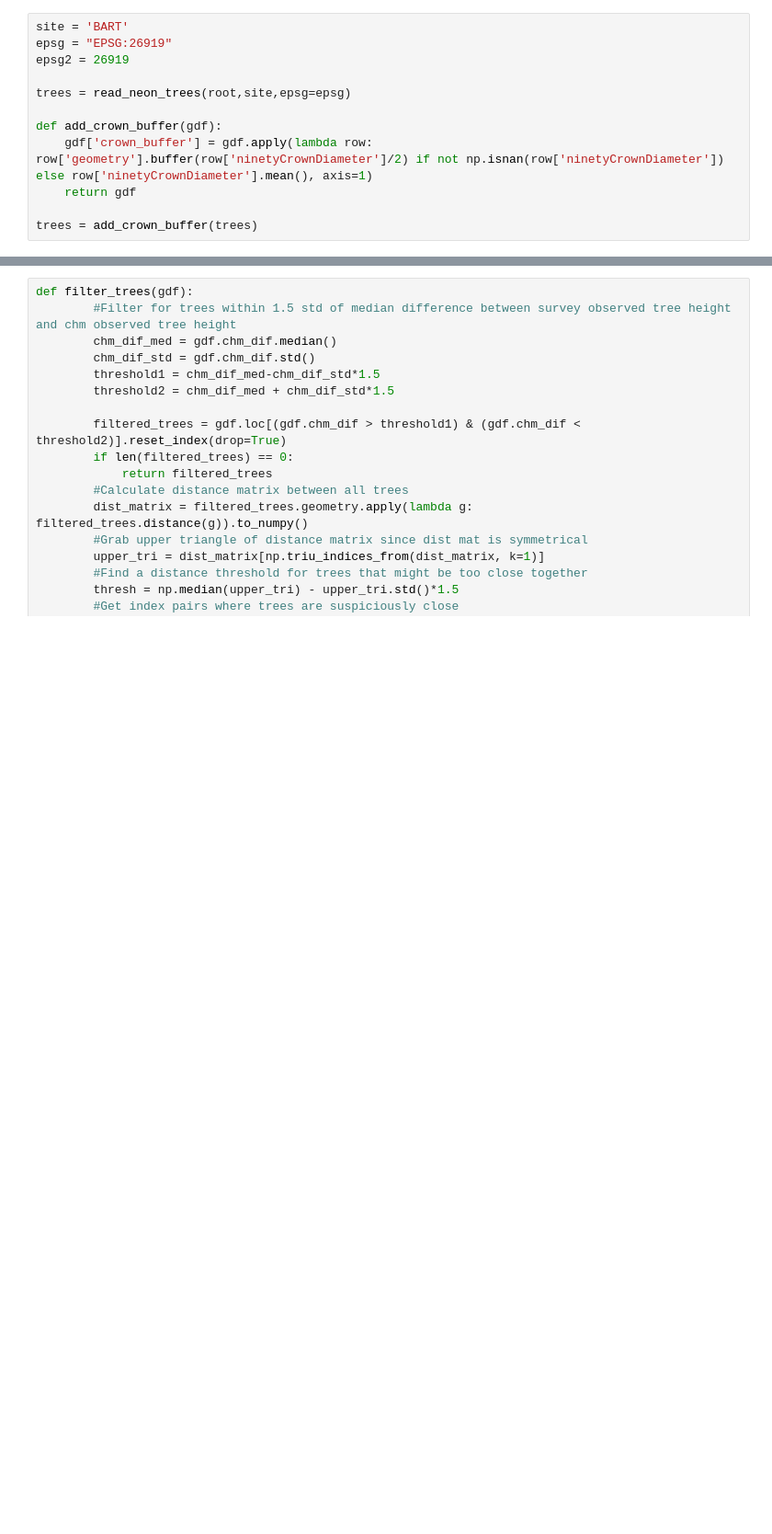
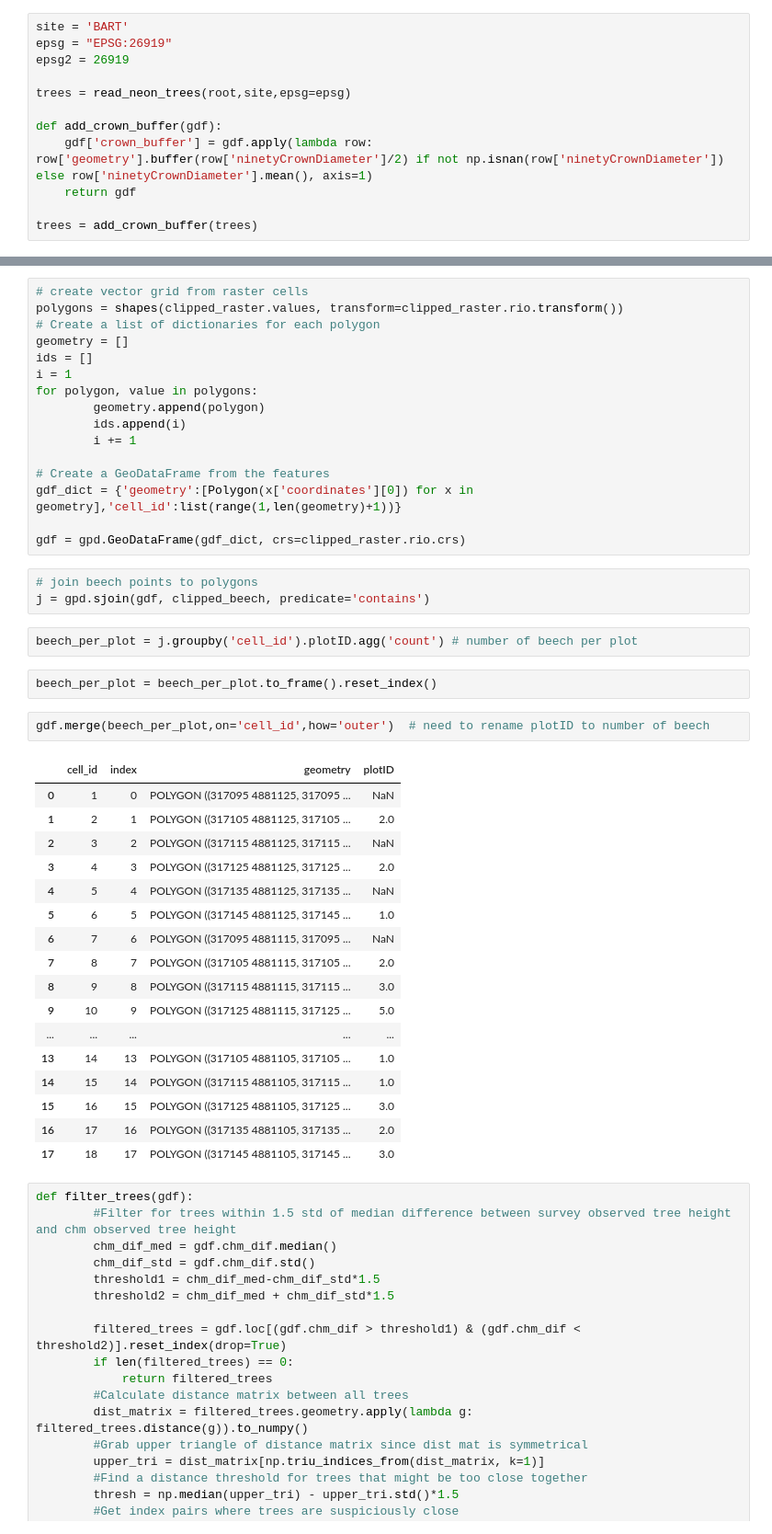
Before and after one commit to rosehanuy/beech-catskills, a Jupyter notebook: neon_treetops.ipynb, the cells around one changed output, grey strips where cells are left out. Shown at 92% size. Cells and saved outputs as stored; diff of their text form; blank space fills up the shorter version.

Commit message:
vectorize raster

```diff
--- a/neon_treetops.ipynb
+++ b/neon_treetops.ipynb
@@ -153,3 +156,46 @@ ax.set_axis_off()
+# %%
+# create vector grid from raster cells
+polygons = shapes(clipped_raster.values, transform=clipped_raster.rio.transform())
+# Create a list of dictionaries for each polygon
+geometry = []
+ids = []
+i = 1
+for polygon, value in polygons:
+        geometry.append(polygon)
+        ids.append(i)
+        i += 1
+
+# Create a GeoDataFrame from the features
+gdf_dict = {'geometry':[Polygon(x['coordinates'][0]) for x in geometry],'cell_id':list(range(1,len(geometry)+1))}
+
+gdf = gpd.GeoDataFrame(gdf_dict, crs=clipped_raster.rio.crs)
+# %%
+# join beech points to polygons
+j = gpd.sjoin(gdf, clipped_beech, predicate='contains')
+# %%
+beech_per_plot = j.groupby('cell_id').plotID.agg('count') # number of beech per plot
+# %%
+beech_per_plot = beech_per_plot.to_frame().reset_index()
+# %%
+gdf.merge(beech_per_plot,on='cell_id',how='outer')  # need to rename plotID to number of beech
+# %% [output]
+|  | cell_id | index | geometry | plotID |
+| 0 | 1 | 0 | POLYGON ((317095 4881125, 317095 ... | NaN |
+| 1 | 2 | 1 | POLYGON ((317105 4881125, 317105 ... | 2.0 |
+| 2 | 3 | 2 | POLYGON ((317115 4881125, 317115 ... | NaN |
+| 3 | 4 | 3 | POLYGON ((317125 4881125, 317125 ... | 2.0 |
+| 4 | 5 | 4 | POLYGON ((317135 4881125, 317135 ... | NaN |
+| 5 | 6 | 5 | POLYGON ((317145 4881125, 317145 ... | 1.0 |
+| 6 | 7 | 6 | POLYGON ((317095 4881115, 317095 ... | NaN |
+| 7 | 8 | 7 | POLYGON ((317105 4881115, 317105 ... | 2.0 |
+| 8 | 9 | 8 | POLYGON ((317115 4881115, 317115 ... | 3.0 |
+| 9 | 10 | 9 | POLYGON ((317125 4881115, 317125 ... | 5.0 |
+| ... | ... | ... | ... | ... |
+| 13 | 14 | 13 | POLYGON ((317105 4881105, 317105 ... | 1.0 |
+| 14 | 15 | 14 | POLYGON ((317115 4881105, 317115 ... | 1.0 |
+| 15 | 16 | 15 | POLYGON ((317125 4881105, 317125 ... | 3.0 |
+| 16 | 17 | 16 | POLYGON ((317135 4881105, 317135 ... | 2.0 |
+| 17 | 18 | 17 | POLYGON ((317145 4881105, 317145 ... | 3.0 |
 # %%
 def filter_trees(gdf):
         #Filter for trees within 1.5 std of median difference between survey observed tree height and chm observed tree height
```
Also changed, not shown: parts of 5 cells of this notebook, 1 other file.
